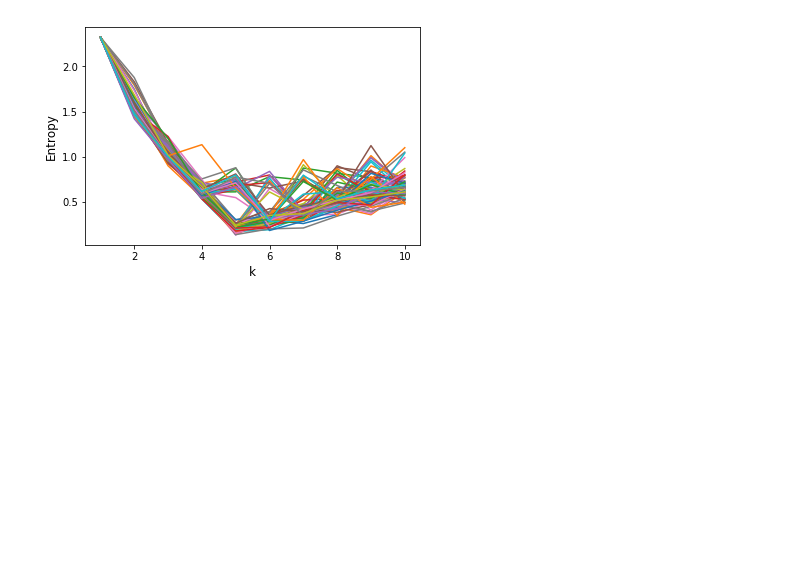
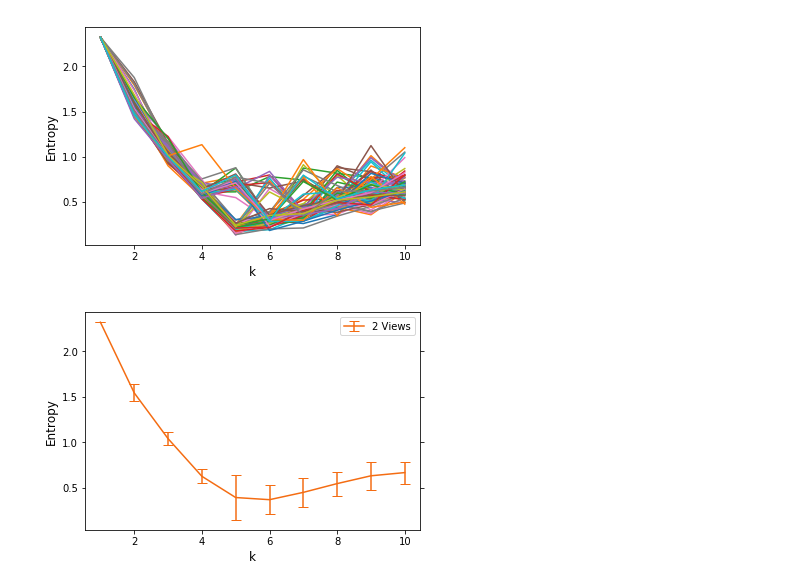
Before and after one commit to mvlearn/mvlearn, a Jupyter notebook: SphericalKMeansValidation3.ipynb, the cells around one changed output. Drawn from its saved outputs; the diff is of its cells as text; code cells hidden in the pictures; blank space fills up the shorter version.

```diff
--- a/SphericalKMeansValidation3.ipynb
+++ b/SphericalKMeansValidation3.ipynb
@@ -141,0 +140,17 @@ np.savetxt('sphere_kmeans_80trials_randsample.txt', mult_entropies1)
+# %%
+mult_entropies = np.loadtxt('../mv_copy/sphere_kmeans_80trials_randsample.txt')
+# %%
+mult_entropies = np.array(mult_entropies)
+ave_m_entropies = np.mean(mult_entropies, axis=0)
+std_m_entropies = np.std(mult_entropies, axis=0)
+x_values = list(range(1, 11))
+plt.errorbar(x_values, ave_m_entropies, std_m_entropies,
+            capsize=5, color = '#F46C12')
+plt.tick_params(right=True)
+plt.xlabel('k')
+plt.ylabel('Entropy')
+plt.legend(['2 Views'])
+plt.rc('axes', labelsize=12)
+plt.show()
+# %% [output]
+[figure, added]
```
Also changed, not shown: parts of 1 cell of this notebook, 4 other files.
